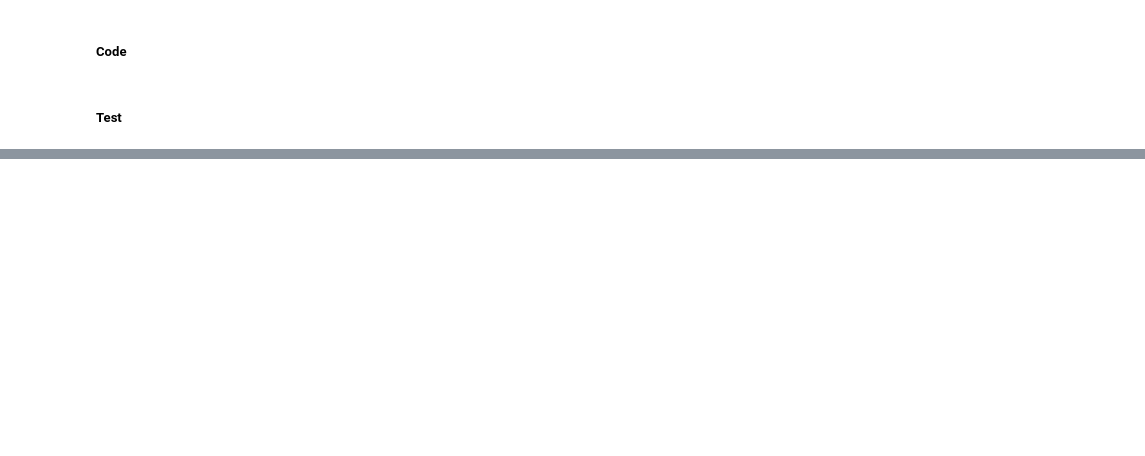
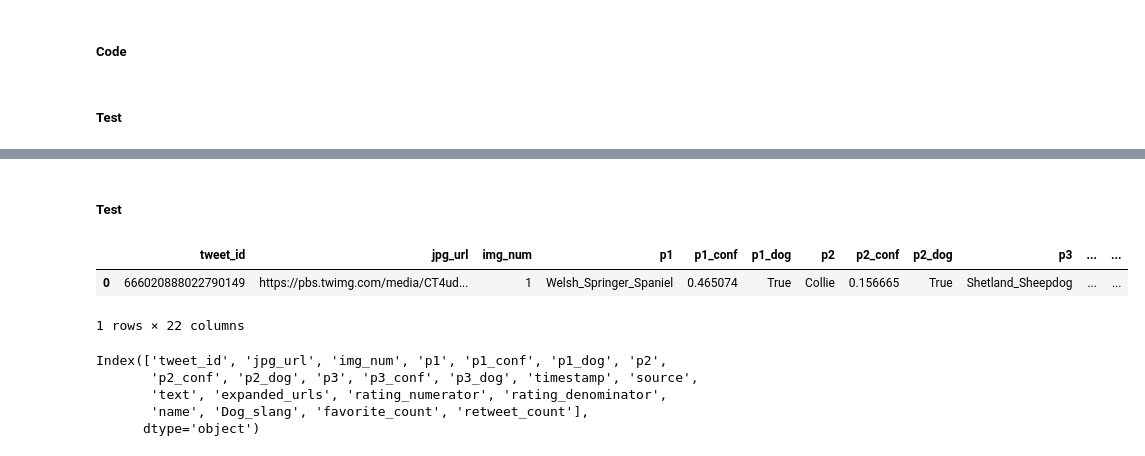
Before and after one commit to Sylvester976/We-Rate-Dogs-Wrangle-Data, a Jupyter notebook: wrangle_act.ipynb, the cells around one changed output, grey strips where cells are left out. Cells and saved outputs as stored; diff of their text form; code cells hidden in the pictures; blank space fills up the shorter version.

```diff
--- a/wrangle_act.ipynb
+++ b/wrangle_act.ipynb
@@ -667,0 +990,23 @@ memory usage: 213.0+ KB
+# %%
+We_rate_dogs = clean_images.merge(clean_archives, left_on='tweet_id',right_on='tweet_id',how='inner')
+# %%
+We_rate_dogs = We_rate_dogs.merge(clean_tweets,left_on='tweet_id',right_on='id',how='inner')
+# %%
+# Dropping unnecessary fields
+We_rate_dogs =We_rate_dogs.drop(['id'], axis=1)
+# %% [markdown]
+<h5>Test</h5>
+# %%
+We_rate_dogs.head(1)
+# %% [output]
+|  | tweet_id | jpg_url | img_num | p1 | p1_conf | p1_dog | p2 | p2_conf | p2_dog | p3 | ... | ... |
+| 0 | 666020888022790149 | https://pbs.twimg.com/media/CT4ud... | 1 | Welsh_Springer_Spaniel | 0.465074 | True | Collie | 0.156665 | True | Shetland_Sheepdog | ... | ... |
+1 rows × 22 columns
+# %%
+We_rate_dogs.columns
+# %% [output]
+Index(['tweet_id', 'jpg_url', 'img_num', 'p1', 'p1_conf', 'p1_dog', 'p2',
+       'p2_conf', 'p2_dog', 'p3', 'p3_conf', 'p3_dog', 'timestamp', 'source',
+       'text', 'expanded_urls', 'rating_numerator', 'rating_denominator',
+       'name', 'Dog_slang', 'favorite_count', 'retweet_count'],
+      dtype='object')
```
Also changed, not shown: parts of 65 cells of this notebook, 1 other file.
